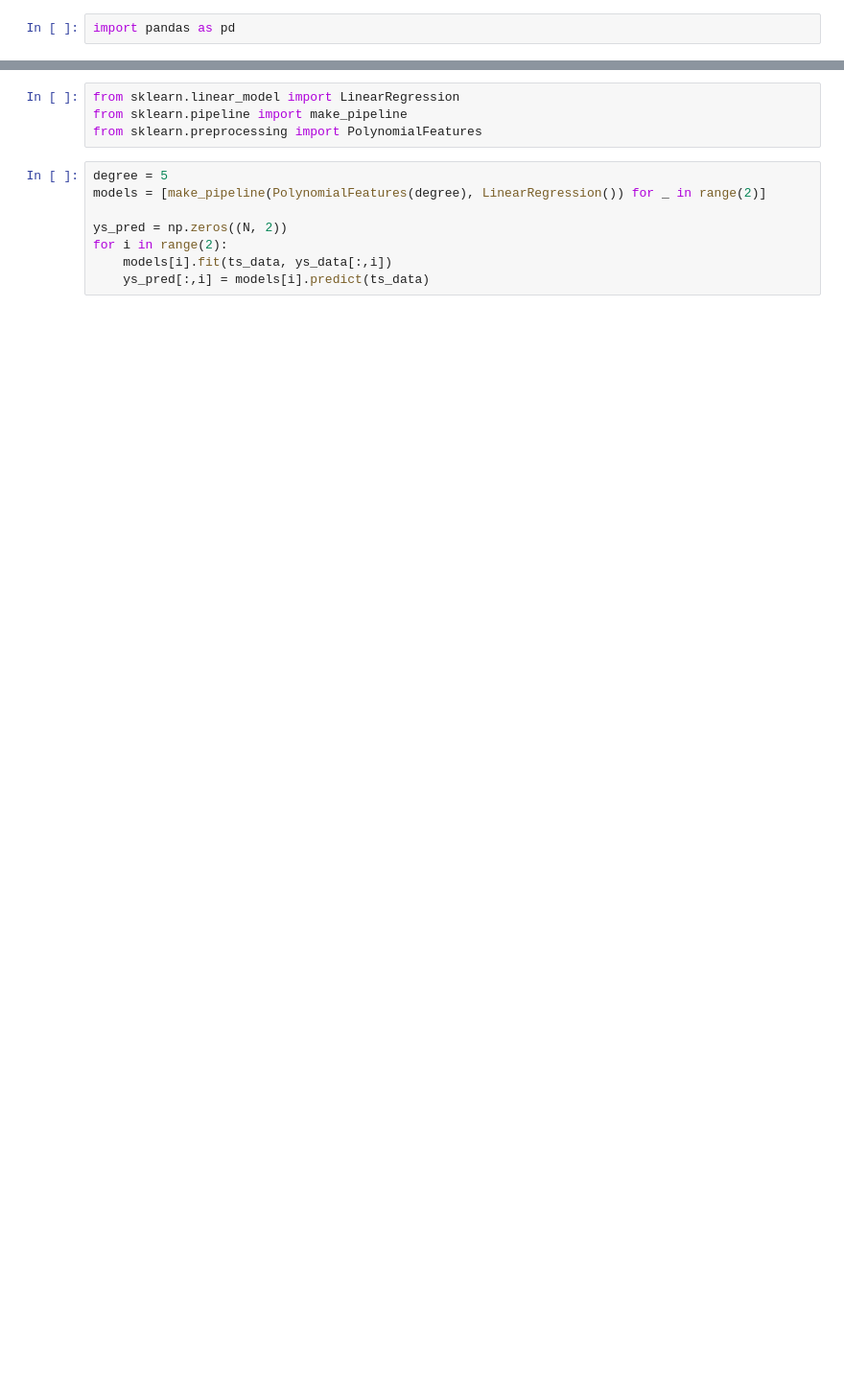
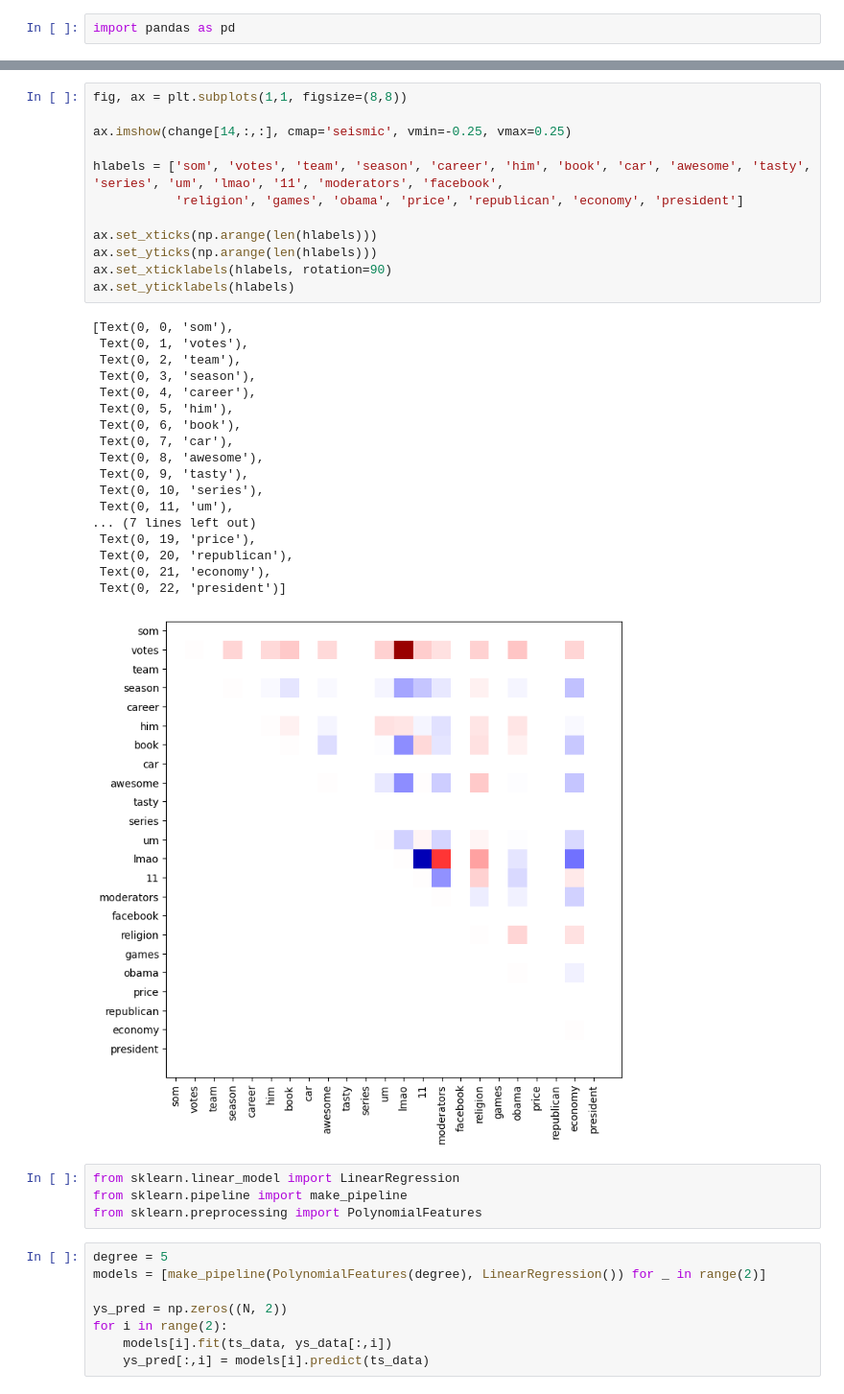
Before and after one commit to stmorse/dtm, a Jupyter notebook: notebooks/viz.ipynb, the cells around one changed output, grey strips where cells are left out. Shown at 96% size. Cells and saved outputs as stored; diff of their text form; blank space fills up the shorter version.

```diff
--- a/notebooks/viz.ipynb
+++ b/notebooks/viz.ipynb
@@ -221,3 +344,34 @@ res.sort_values(by='total', ascending=True).head(10)
+# %%
+fig, ax = plt.subplots(1,1, figsize=(8,8))
+
+ax.imshow(change[14,:,:], cmap='seismic', vmin=-0.25, vmax=0.25)
+
+hlabels = ['som', 'votes', 'team', 'season', 'career', 'him', 'book', 'car', 'awesome', 'tasty', 'series', 'um', 'lmao', '11', 'moderators', 'facebook',
+           'religion', 'games', 'obama', 'price', 'republican', 'economy', 'president']
+
+ax.set_xticks(np.arange(len(hlabels)))
+ax.set_yticks(np.arange(len(hlabels)))
+ax.set_xticklabels(hlabels, rotation=90)
+ax.set_yticklabels(hlabels)
+# %% [output]
+[Text(0, 0, 'som'),
+ Text(0, 1, 'votes'),
+ Text(0, 2, 'team'),
+ Text(0, 3, 'season'),
+ Text(0, 4, 'career'),
+ Text(0, 5, 'him'),
+ Text(0, 6, 'book'),
+ Text(0, 7, 'car'),
+ Text(0, 8, 'awesome'),
+ Text(0, 9, 'tasty'),
+ Text(0, 10, 'series'),
+ Text(0, 11, 'um'),
+... (7 lines left out)
+ Text(0, 19, 'price'),
+ Text(0, 20, 'republican'),
+ Text(0, 21, 'economy'),
+ Text(0, 22, 'president')]
+[figure, added]
 # %%
 from sklearn.linear_model import LinearRegression
 from sklearn.pipeline import make_pipeline
```
Also changed, not shown: parts of 14 cells of this notebook, 1 other file.
